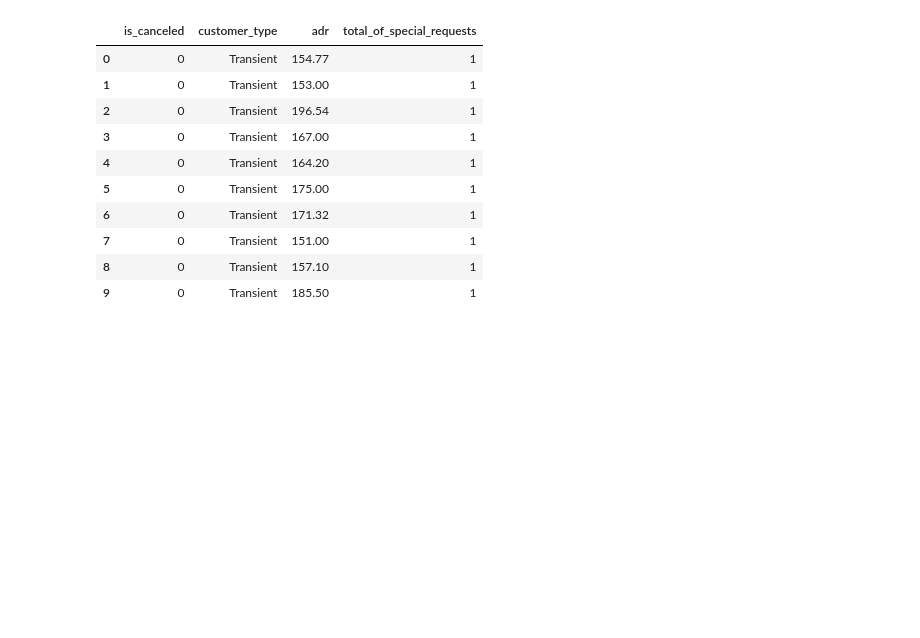
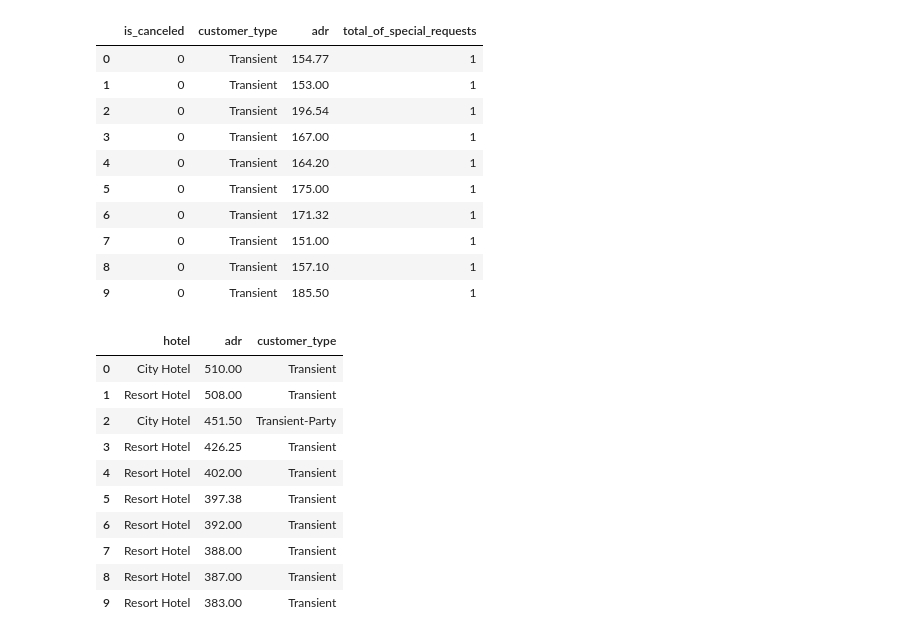
Before and after one commit to TanzeerCR7/stayiq-hotel-analytics, a Jupyter notebook: notebooks/exploration/01_first_look.ipynb, the cells around one changed output. Drawn from its saved outputs; the diff is of its cells as text; code cells hidden in the pictures; blank space fills up the shorter version.

Commit message:
Add ORDER BY query for top completed bookings

```diff
--- a/notebooks/exploration/01_first_look.ipynb
+++ b/notebooks/exploration/01_first_look.ipynb
@@ -310,3 +310,26 @@ result
 | 7 | 0 | Transient | 151.00 | 1 |
 | 8 | 0 | Transient | 157.10 | 1 |
 | 9 | 0 | Transient | 185.50 | 1 |
+# %%
+query = """
+SELECT hotel, adr, customer_type
+FROM bookings
+WHERE is_canceled = 0
+ORDER BY adr DESC
+LIMIT 10;
+"""
+
+result = pd.read_sql_query(query, conn)
+result
+# %% [output]
+|  | hotel | adr | customer_type |
+| 0 | City Hotel | 510.00 | Transient |
+| 1 | Resort Hotel | 508.00 | Transient |
+| 2 | City Hotel | 451.50 | Transient-Party |
+| 3 | Resort Hotel | 426.25 | Transient |
+| 4 | Resort Hotel | 402.00 | Transient |
+| 5 | Resort Hotel | 397.38 | Transient |
+| 6 | Resort Hotel | 392.00 | Transient |
+| 7 | Resort Hotel | 388.00 | Transient |
+| 8 | Resort Hotel | 387.00 | Transient |
+| 9 | Resort Hotel | 383.00 | Transient |
```
